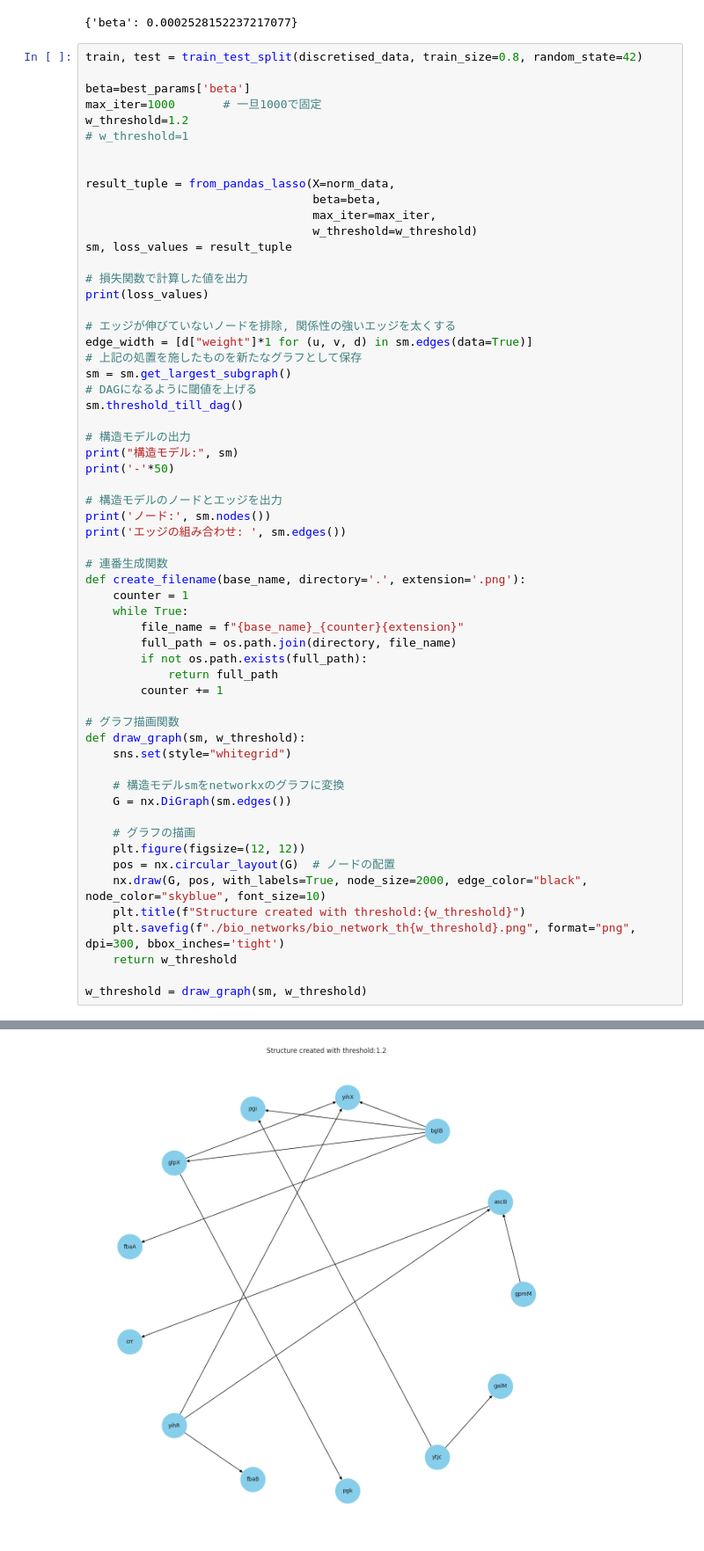
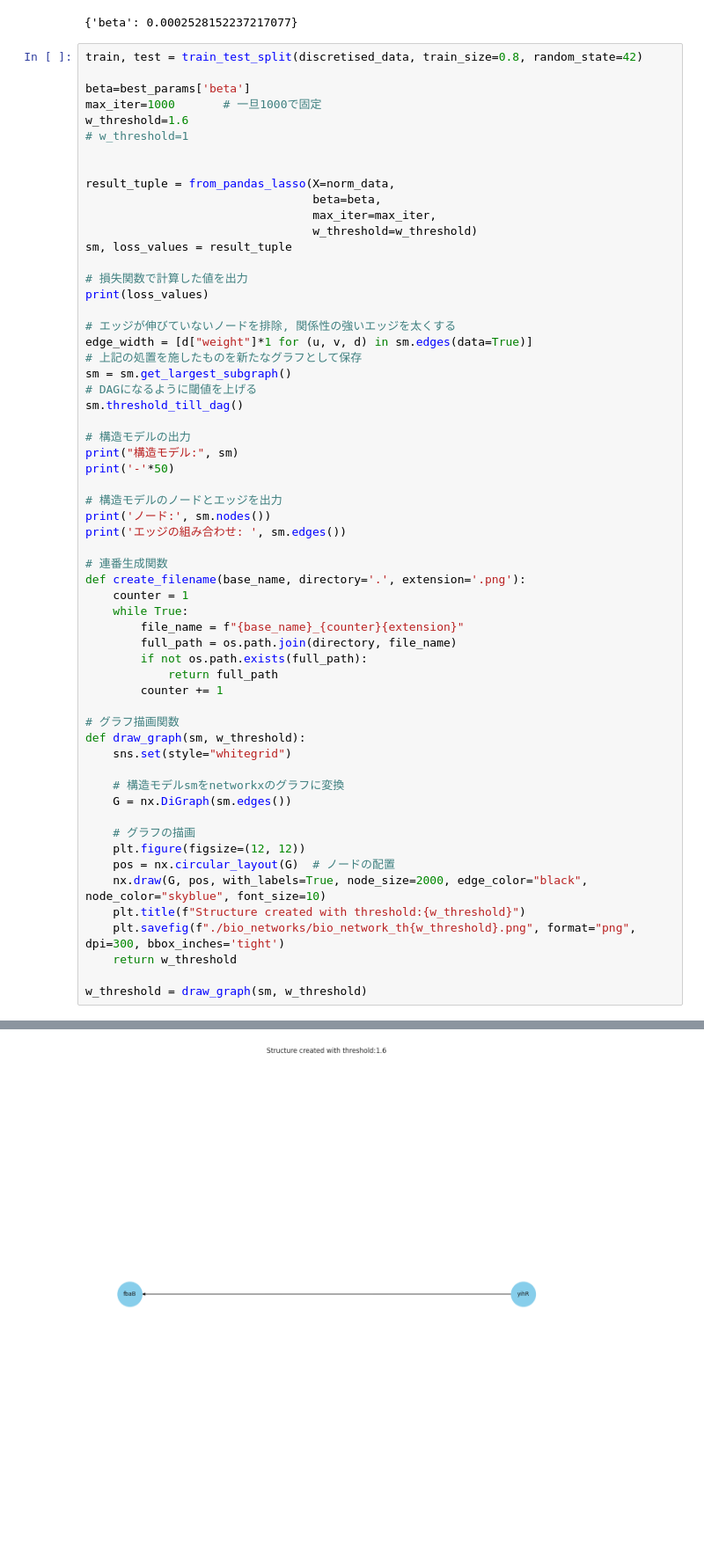
Before and after one commit to SanchanY/bn, a Jupyter notebook: work/notears_lasso.ipynb, the cells around one changed output, grey strips where cells are left out. Shown at 88% size. Saved outputs shown, nothing was run; the diff lists cells and outputs as text.

```diff
--- a/work/notears_lasso.ipynb
+++ b/work/notears_lasso.ipynb
@@ -137,7 +137,7 @@ train, test = train_test_split(discretised_data, train_size=0.8, random_state=42
 
 beta=best_params['beta']
 max_iter=1000       # 一旦1000で固定
-w_threshold=1.2
+w_threshold=1.6
 # w_threshold=1
 
 
@@ -200,4 +200,4 @@ w_threshold = draw_graph(sm, w_threshold)
-[figure, old version]
+[figure, new version]
 # %%
 bn = BayesianNetwork(sm)
 
```
Also changed, not shown: parts of 2 cells of this notebook, 8 other files.
